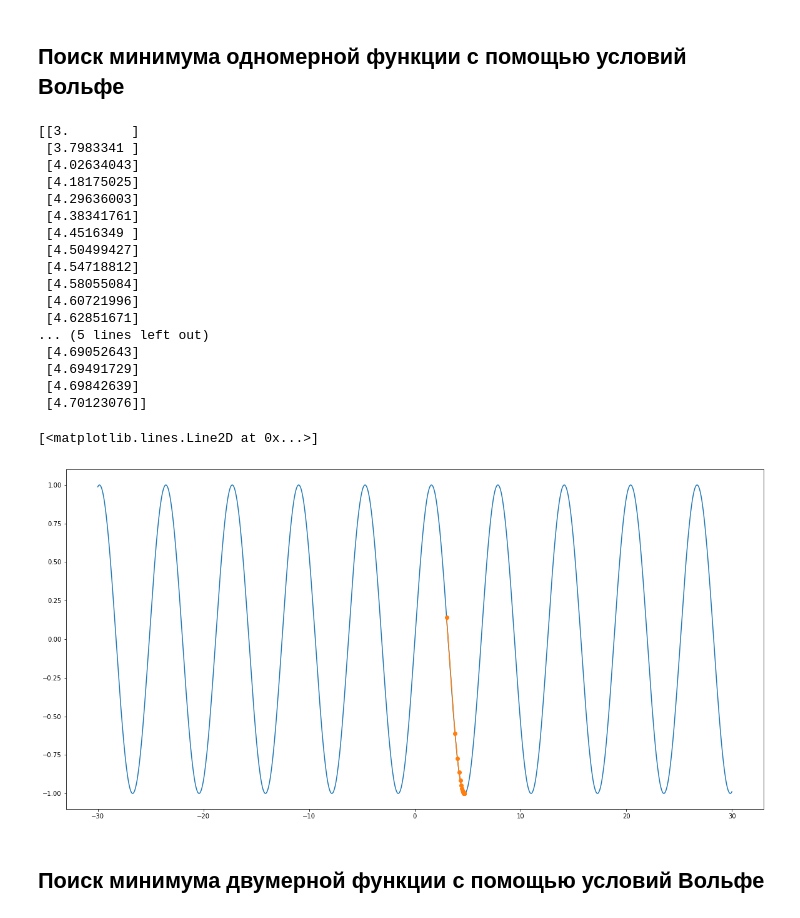
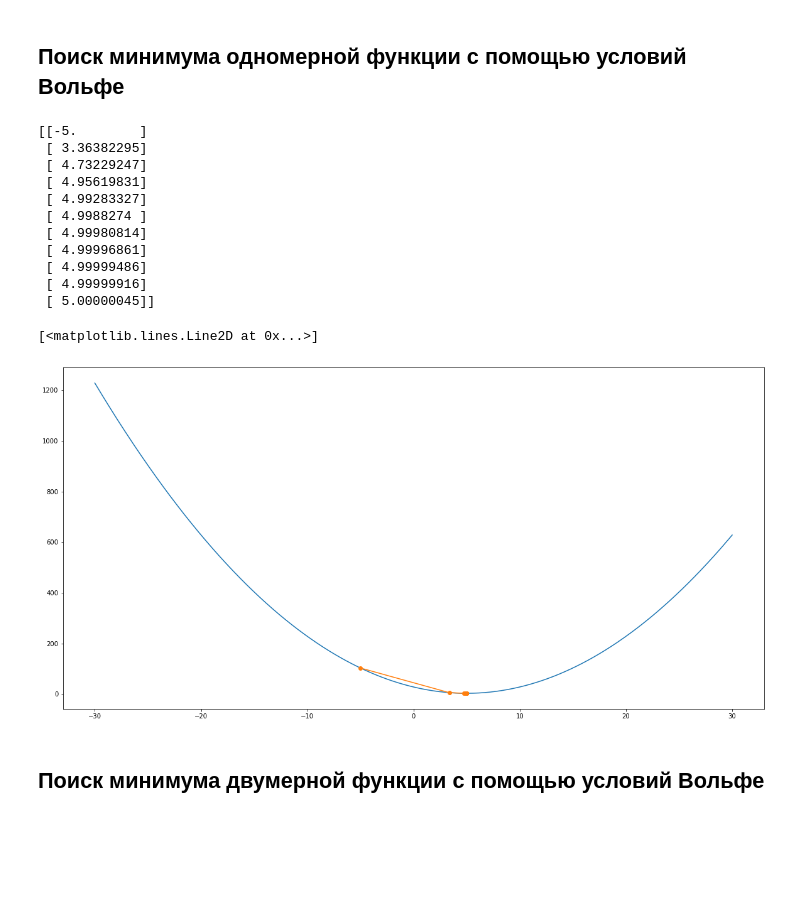
Before and after one commit to enotvtapke/MetOptLab1, a Jupyter notebook: gradient_descent.ipynb, the cells around one changed output. Saved outputs shown, nothing was run; the diff lists cells and outputs as text; code cells hidden in the pictures; blank space fills up the shorter version.

Commit message:
Refactor some code (wolfe conditions mainly)

```diff
--- a/gradient_descent.ipynb
+++ b/gradient_descent.ipynb
@@ -173,42 +186,38 @@ plt.contour(X[0], X[1], f(X), levels=sorted([f(p) for p in points]))
 # %%
 import optimization as opt
 
 def f(x):
-    return np.sin(x[0])
+    return (x[0]-5)**2 + 3
 
-epoch = 20
-x = [3]
+epoch = 10
+x = [-5]
 
 points = opt.gradient_descent(
     x,
-    lambda x: x - opt.wolfe_conditions(f, x, -opt.grad(f, x)) * opt.grad(f, x),
+    lambda x: opt.min_in_direction(f, x, -opt.grad(f, x),
+                                   lambda g, bounds: opt.dichotomy(g, bounds,
+                                                                   lambda iter, point: opt.wolfe(point, f, x, -opt.grad(f, x)))),
     lambda i, p: i >= epoch
 )
 
 print(points)
 t = [np.linspace(-30, 30, 1000)]
 plt.plot(t[0], f(t))
 plt.plot(points, f([points]) , 'o-')
 # %% [output]
-[[3.        ]
- [3.7983341 ]
- [4.02634043]
- [4.18175025]
- [4.29636003]
- [4.38341761]
- [4.4516349 ]
- [4.50499427]
- [4.54718812]
- [4.58055084]
- [4.60721996]
- [4.62851671]
-... (5 lines left out)
- [4.69052643]
- [4.69491729]
- [4.69842639]
- [4.70123076]]
+[[-5.        ]
+ [ 3.36382295]
+ [ 4.73229247]
+ [ 4.95619831]
+ [ 4.99283327]
+ [ 4.9988274 ]
+ [ 4.99980814]
+ [ 4.99996861]
+ [ 4.99999486]
+ [ 4.99999916]
+ [ 5.00000045]]
 [<matplotlib.lines.Line2D at 0x...>]
-[figure, old version]
+[figure, new version]
 # %% [markdown]
 ## Поиск минимума двумерной функции с помощью условий Вольфе
 # %%
```
Also changed, not shown: parts of 7 cells of this notebook, 3 other files.
